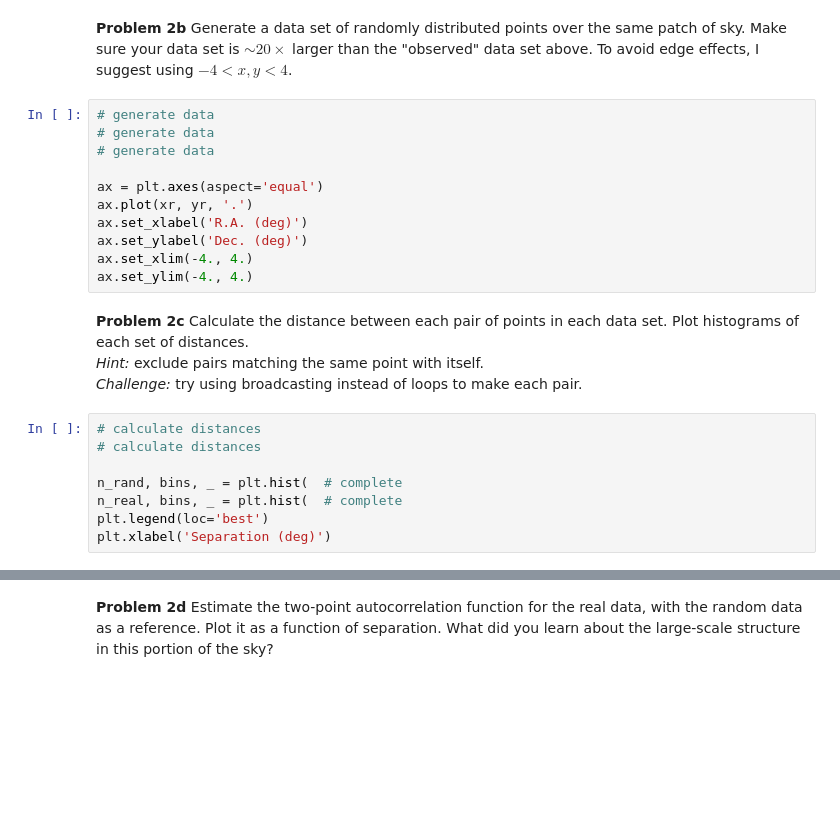
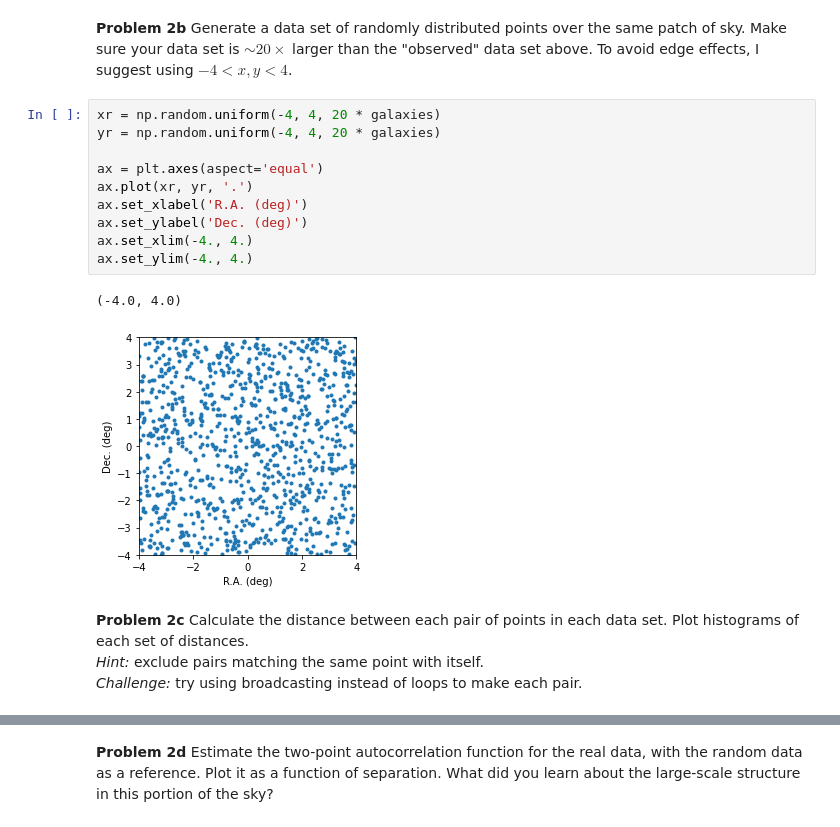
Before and after one commit to ASTR154/clustering, a Jupyter notebook: clustering.ipynb, the cells around one changed output, grey strips where cells are left out. Drawn from its saved outputs; the diff is of its cells as text; blank space fills up the shorter version.

```diff
--- a/clustering.ipynb
+++ b/clustering.ipynb
@@ -189,25 +187,19 @@ ax.set_ylim(-4., 4.)
 # %% [markdown]
 **Problem 2b** Generate a data set of randomly distributed points over the same patch of sky. Make sure your data set is $\sim20\times$ larger than the "observed" data set above. To avoid edge effects, I suggest using $-4<x,y<4$.
 # %%
-# generate data
-# generate data
-# generate data
+xr = np.random.uniform(-4, 4, 20 * galaxies)
+yr = np.random.uniform(-4, 4, 20 * galaxies)
 
 ax = plt.axes(aspect='equal')
 ax.plot(xr, yr, '.')
 ax.set_xlabel('R.A. (deg)')
 ax.set_ylabel('Dec. (deg)')
 ax.set_xlim(-4., 4.)
 ax.set_ylim(-4., 4.)
+# %% [output]
+(-4.0, 4.0)
+[figure, added]
 # %% [markdown]
 **Problem 2c** Calculate the distance between each pair of points in each data set. Plot histograms of each set of distances.
 *Hint:* exclude pairs matching the same point with itself.
 *Challenge:* try using broadcasting instead of loops to make each pair.
-# %%
-# calculate distances
-# calculate distances
-
-n_rand, bins, _ = plt.hist(  # complete
-n_real, bins, _ = plt.hist(  # complete
-plt.legend(loc='best')
-plt.xlabel('Separation (deg)')
```
Also changed, not shown: parts of 18 cells of this notebook.
